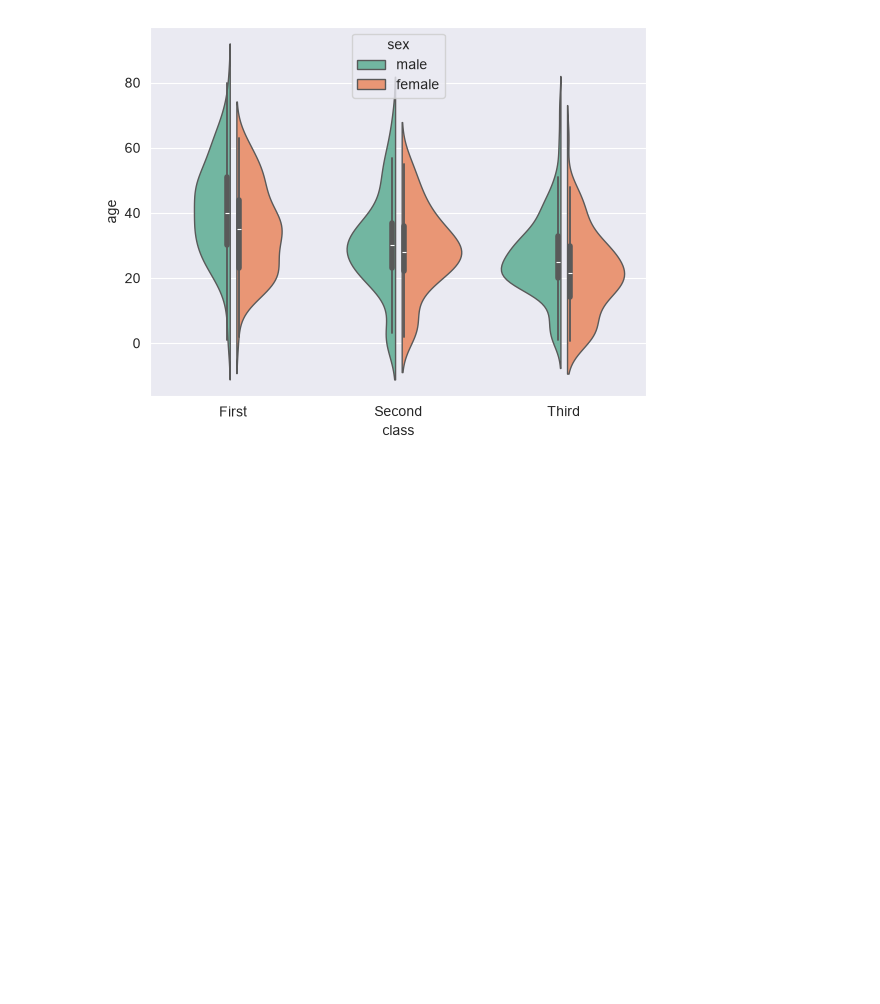
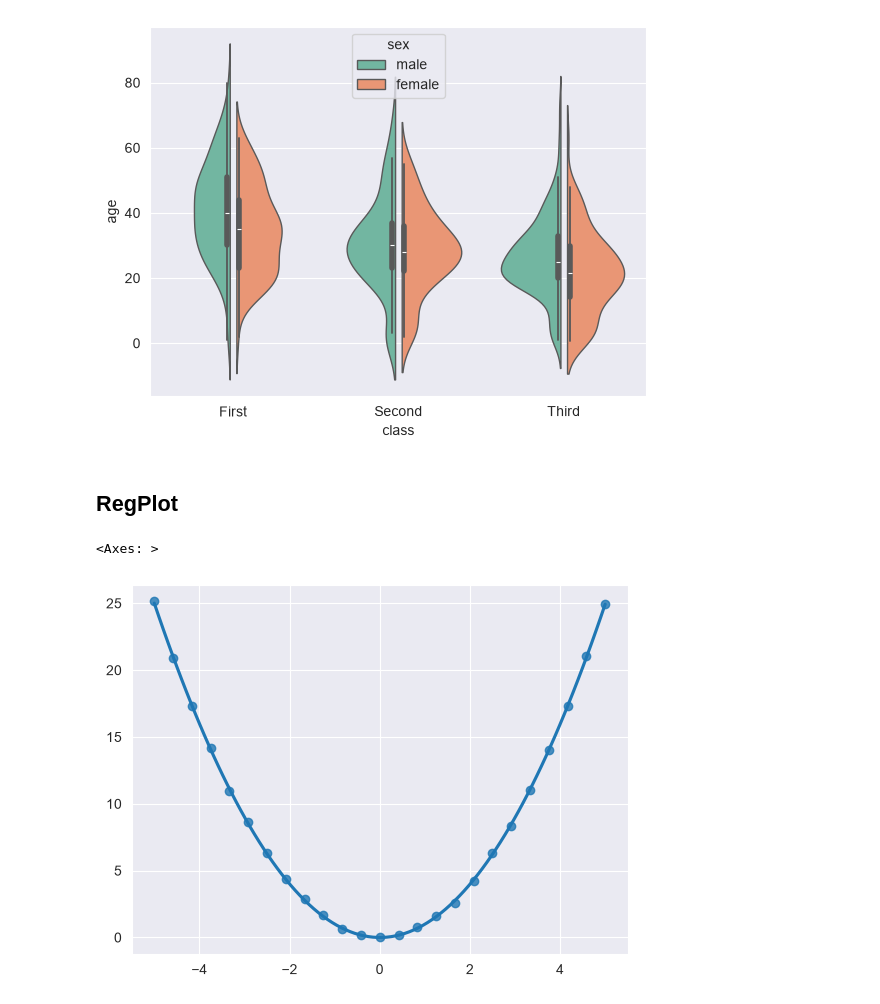
Before and after one commit to DashPgi/PyTraining, a Jupyter notebook: Machine-learning/Matplotlib-Seaborn/sea.ipynb, the cells around one changed output. Drawn from its saved outputs; the diff is of its cells as text; code cells hidden in the pictures; blank space fills up the shorter version.

```diff
--- a/Machine-learning/Matplotlib-Seaborn/sea.ipynb
+++ b/Machine-learning/Matplotlib-Seaborn/sea.ipynb
@@ -139,3 +139,21 @@ sea.violinplot(
 # %% [output]
 <Axes: xlabel='class', ylabel='age'>
 [figure]
+# %% [markdown]
+## RegPlot
+# %%
+x = np.linspace(-5, 5, 25)
+y = x ** 2
+error = np.random.normal(loc=0, scale=0.1, size=25)
+
+y_error = y + error
+
+sea.regplot(
+    x=x,y=y_error,
+    order=2,
+    ci=None,
+
+)
+# %% [output]
+<Axes: >
+[figure, added]
```
Also changed, not shown: parts of 1 cell of this notebook.
